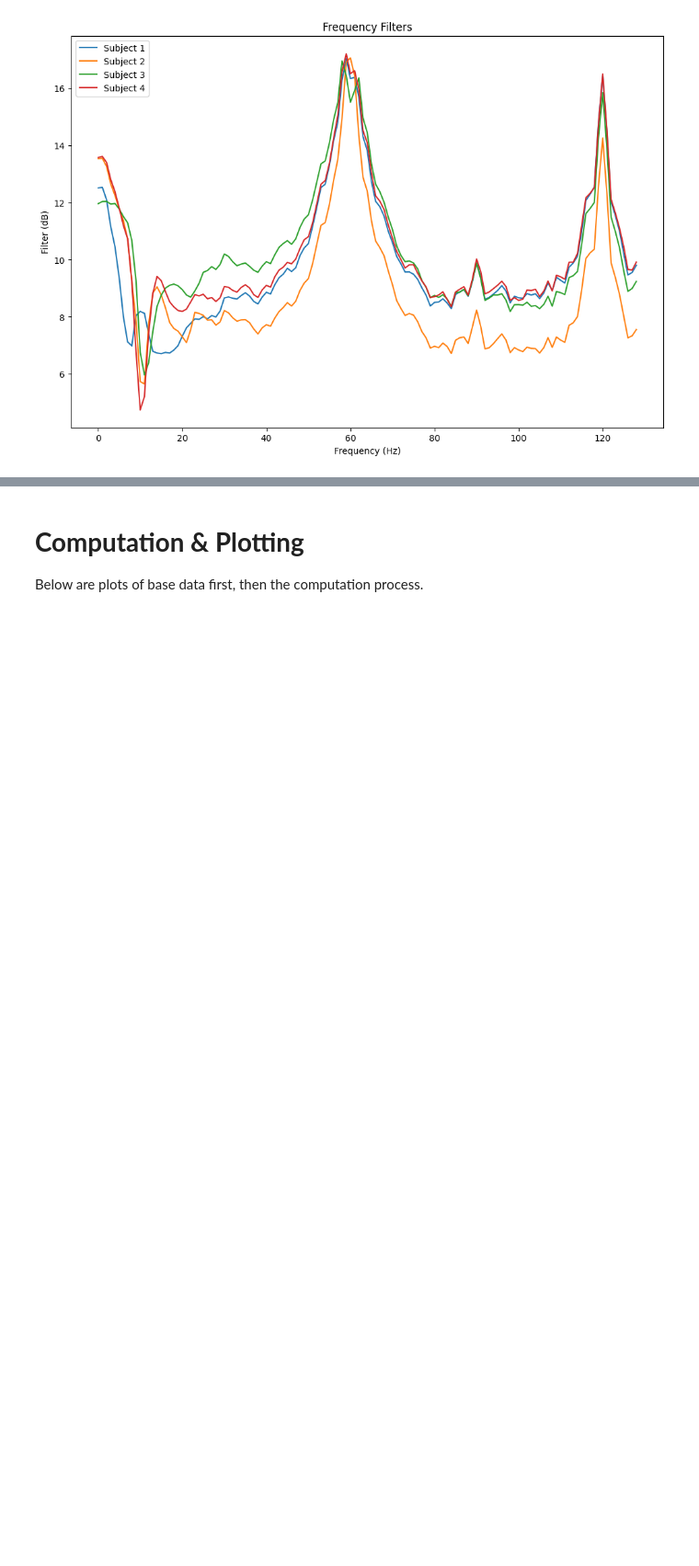
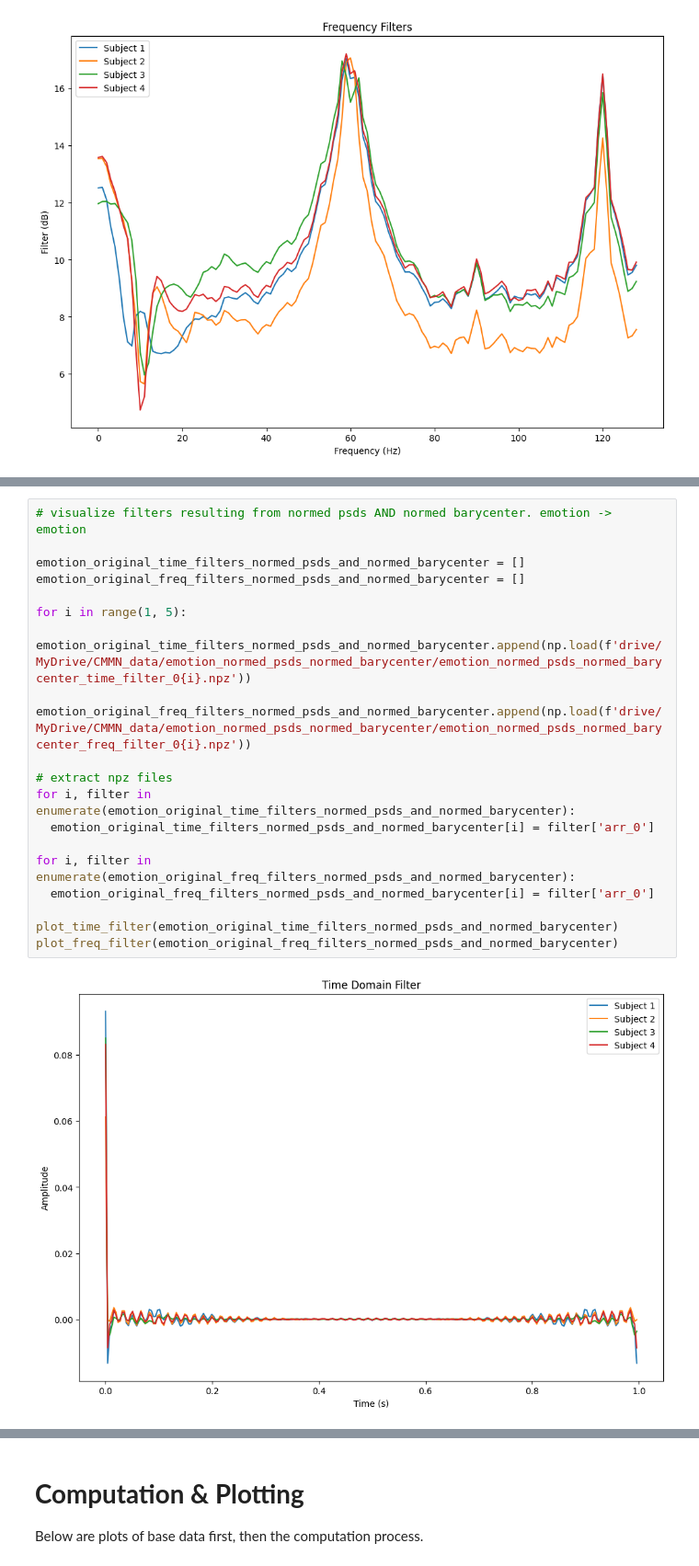
Before and after one commit to cniel-ud/ICWaves, a Jupyter notebook: notebooks/CMMN_gdrive.ipynb, the cells around one changed output, grey strips where cells are left out. Shown at 92% size. Cells and saved outputs as stored; diff of their text form; blank space fills up the shorter version.

```diff
--- a/notebooks/CMMN_gdrive.ipynb
+++ b/notebooks/CMMN_gdrive.ipynb
@@ -576,0 +577,21 @@ plot_freq_filter(emotion_original_freq_filters_unnormed)
+# %%
+# visualize filters resulting from normed psds AND normed barycenter. emotion -> emotion
+
+emotion_original_time_filters_normed_psds_and_normed_barycenter = []
+emotion_original_freq_filters_normed_psds_and_normed_barycenter = []
+
+for i in range(1, 5):
+  emotion_original_time_filters_normed_psds_and_normed_barycenter.append(np.load(f'drive/MyDrive/CMMN_data/emotion_normed_psds_normed_barycenter/emotion_normed_psds_normed_barycenter_time_filter_0{i}.npz'))
+  emotion_original_freq_filters_normed_psds_and_normed_barycenter.append(np.load(f'drive/MyDrive/CMMN_data/emotion_normed_psds_normed_barycenter/emotion_normed_psds_normed_barycenter_freq_filter_0{i}.npz'))
+
+# extract npz files
+for i, filter in enumerate(emotion_original_time_filters_normed_psds_and_normed_barycenter):
+  emotion_original_time_filters_normed_psds_and_normed_barycenter[i] = filter['arr_0']
+
+for i, filter in enumerate(emotion_original_freq_filters_normed_psds_and_normed_barycenter):
+  emotion_original_freq_filters_normed_psds_and_normed_barycenter[i] = filter['arr_0']
+
+plot_time_filter(emotion_original_time_filters_normed_psds_and_normed_barycenter)
+plot_freq_filter(emotion_original_freq_filters_normed_psds_and_normed_barycenter)
+# %% [output]
+[figure, added]
```
Also changed, not shown: parts of 5 cells of this notebook.
